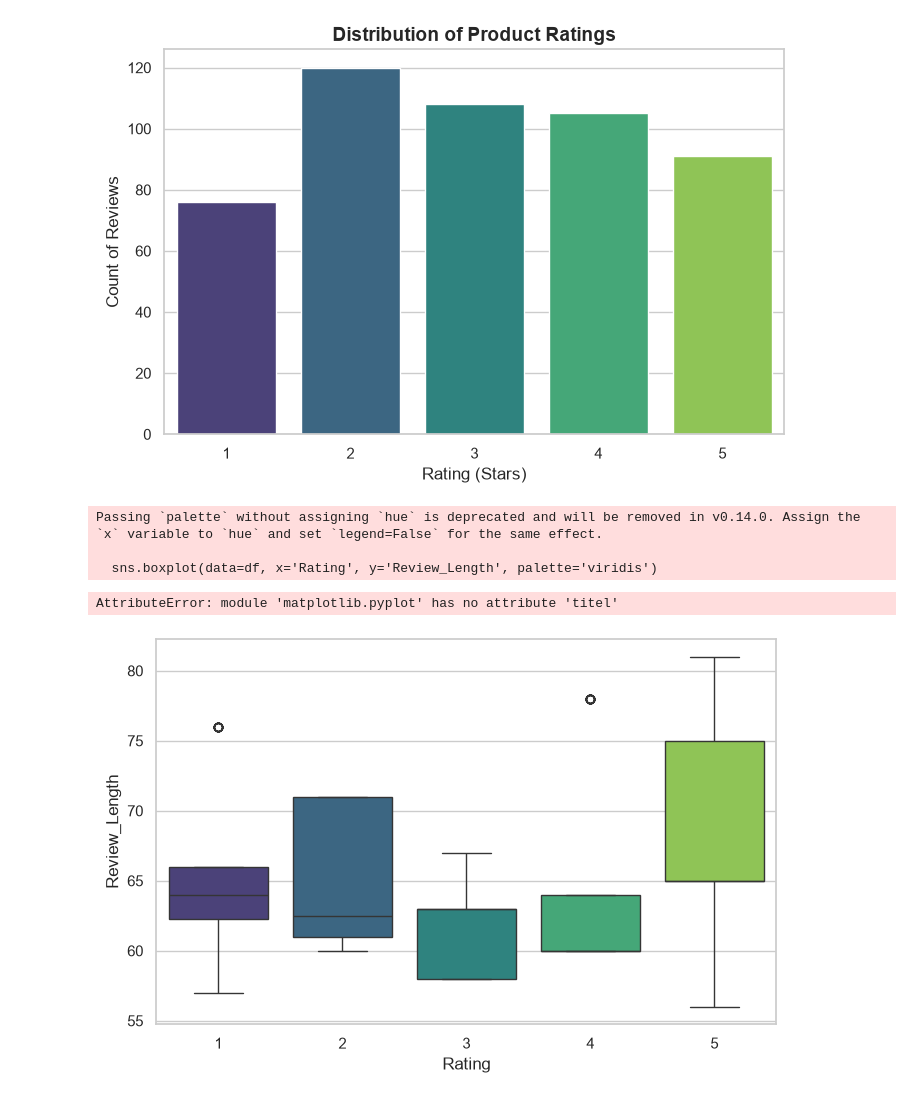
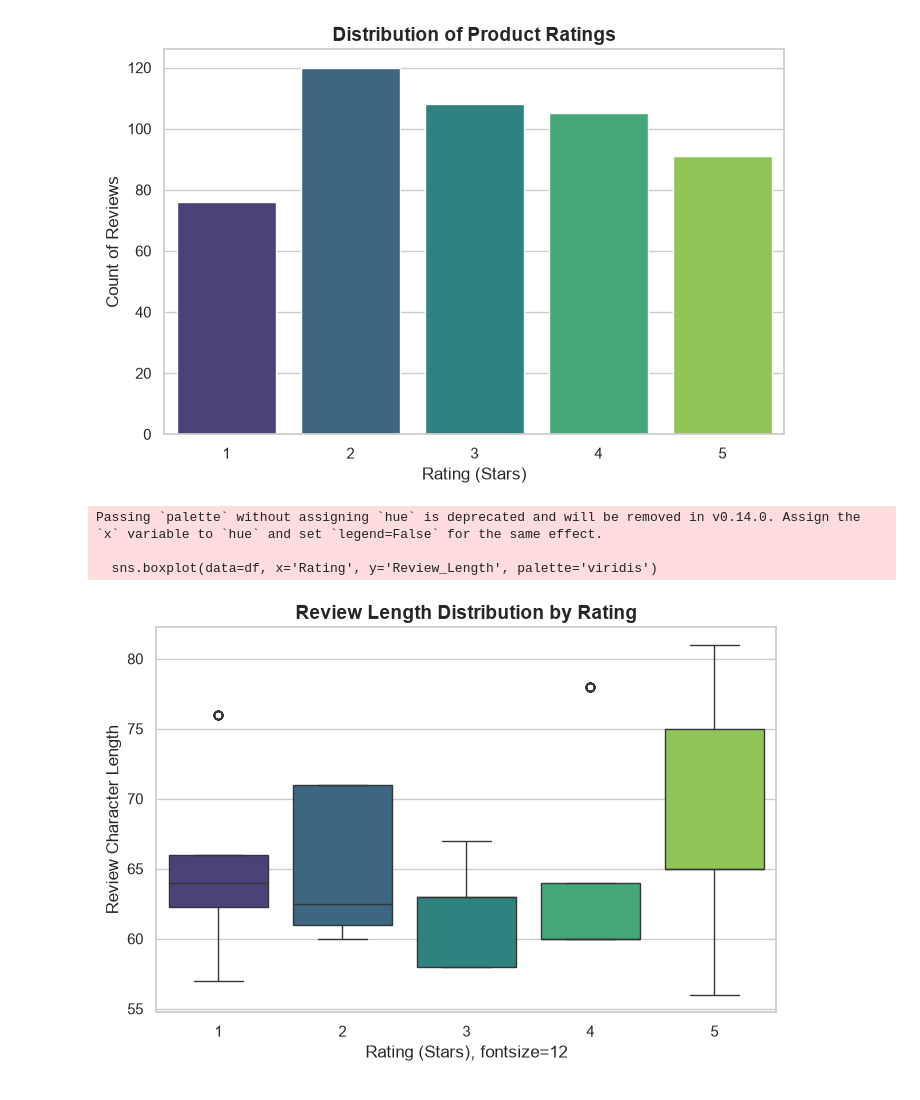
Before and after one commit to Itznikhil028/ecom-sentiment-insights-platform, a Jupyter notebook: notebooks/01_eda.ipynb, the cells around one changed output. Saved outputs shown, nothing was run; the diff lists cells and outputs as text; code cells hidden in the pictures.

```diff
--- a/notebooks/01_eda.ipynb
+++ b/notebooks/01_eda.ipynb
@@ -56,15 +56,13 @@ Passing `palette` without assigning `hue` is deprecated and will be removed in v
 # %%
 df['Review_Length'] = df['Review_Text'].apply(len)
 plt.figure(figsize=(8, 5))
 sns.boxplot(data=df, x='Rating', y='Review_Length', palette='viridis')
-
-plt.titel('Review Length Distribution by Rating', fontsize=14, fontweight='bold')
+plt.title('Review Length Distribution by Rating', fontsize=14, fontweight='bold')
 plt.xlabel('Rating (Stars), fontsize=12')
 plt.ylabel('Review Character Length', fontsize=12)
 plt.show()
 # %% [output]
 Passing `palette` without assigning `hue` is deprecated and will be removed in v0.14.0. Assign the `x` variable to `hue` and set `legend=False` for the same effect.
 
   sns.boxplot(data=df, x='Rating', y='Review_Length', palette='viridis')
-AttributeError: module 'matplotlib.pyplot' has no attribute 'titel'
-[figure, old version]
+[figure, new version]
```
Also changed, not shown: 1 other file.
